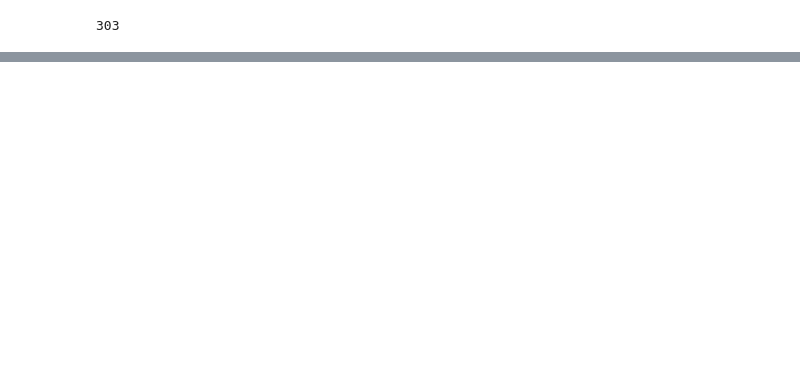
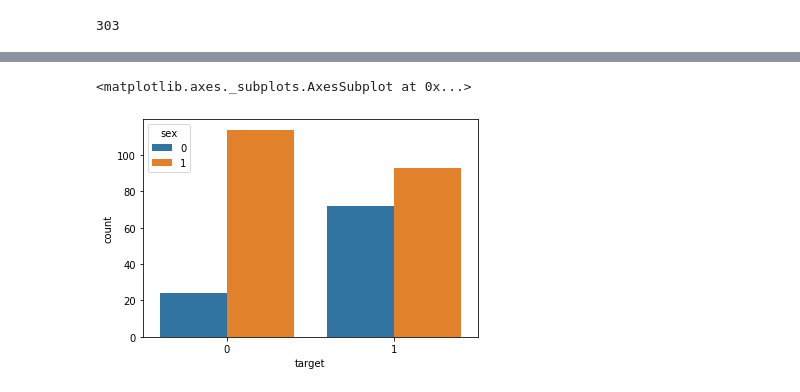
Before and after one commit to Abhi-prasad7042/Heart-Disease, a Jupyter notebook: Heart_disease_model.ipynb, the cells around one changed output, grey strips where cells are left out. Saved outputs shown, nothing was run; the diff lists cells and outputs as text; code cells hidden in the pictures; blank space fills up the shorter version.

```diff
--- a/Heart_disease_model.ipynb
+++ b/Heart_disease_model.ipynb
@@ -458,0 +86,5 @@ plt.ylabel("Predict label");
+# %%
+sns.countplot(df["target"], hue=df["sex"])
+# %% [output]
+<matplotlib.axes._subplots.AxesSubplot at 0x...>
+[figure, added]
```
Also changed, not shown: parts of 77 cells of this notebook, 6 other files.
